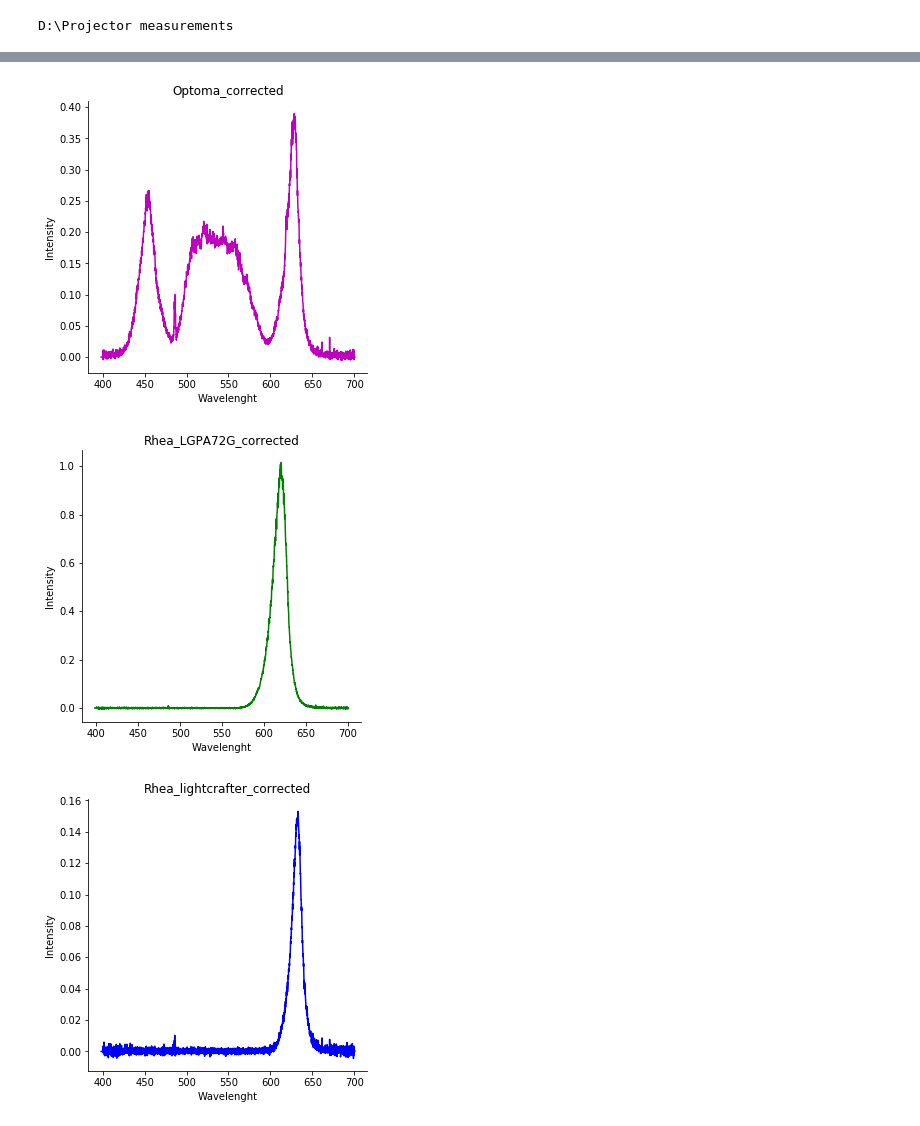
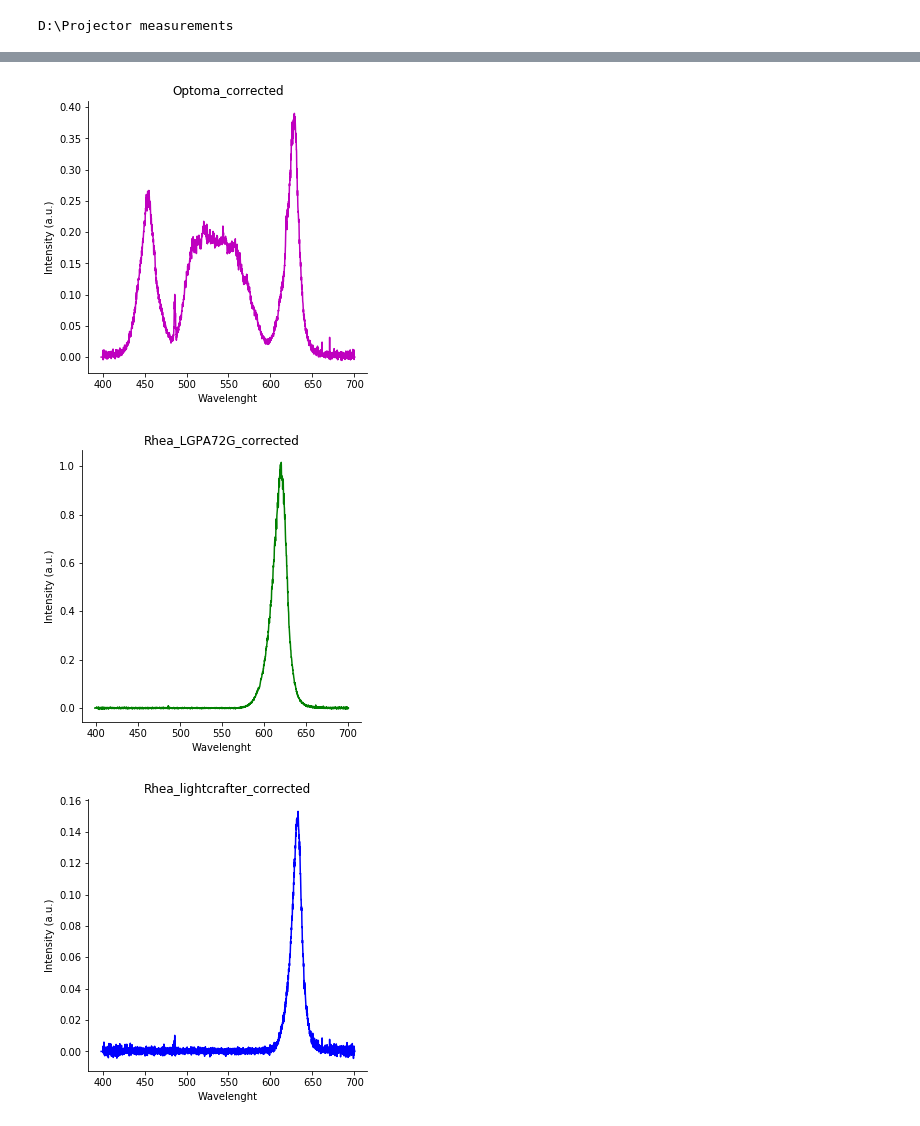
Before and after one commit to amgfernandes/Imaging_analysis, a Jupyter notebook: Projector_measurements/check_projector_measurements.ipynb, the cells around one changed output, grey strips where cells are left out. Drawn from its saved outputs; the diff is of its cells as text; code cells hidden in the pictures.

```diff
--- a/Projector_measurements/check_projector_measurements.ipynb
+++ b/Projector_measurements/check_projector_measurements.ipynb
@@ -38,7 +38,7 @@ for projector in projectors:
     #plt.figure(figsize=(5,5))
     plt.plot(projector.nm[700:-350],projector.intensity[700:-350], color=colors[count])
     plt.xlabel('Wavelenght')
-    plt.ylabel('Intensity')
+    plt.ylabel('Intensity (a.u.)')
     #plt.title(projectors_names[count])
     sns.despine()
 # %% [output]
@@ -46,17 +46,17 @@ for projector in projectors:
 # %%
 count=-1
 colors=['m','g','b','k','c','r']
 for projector in projectors:
     count+=1
     plt.figure(figsize=(5,5))
     plt.plot(projector.nm[700:-350],projector.intensity[700:-350], color=colors[count])
     plt.xlabel('Wavelenght')
-    plt.ylabel('Intensity')
+    plt.ylabel('Intensity (a.u.)')
     plt.title(projectors_names[count])
     sns.despine()
     plt.savefig(str(projectors_names[count])+'.png')
     plt.savefig(str(projectors_names[count])+'.svg')
 # %% [output]
-[figure, old version]
+[figure, new version]
-[figure, old version]
+[figure, new version]
-[figure, old version]
+[figure, new version]
```
Also changed, not shown: parts of 2 cells of this notebook, 2 other files.
